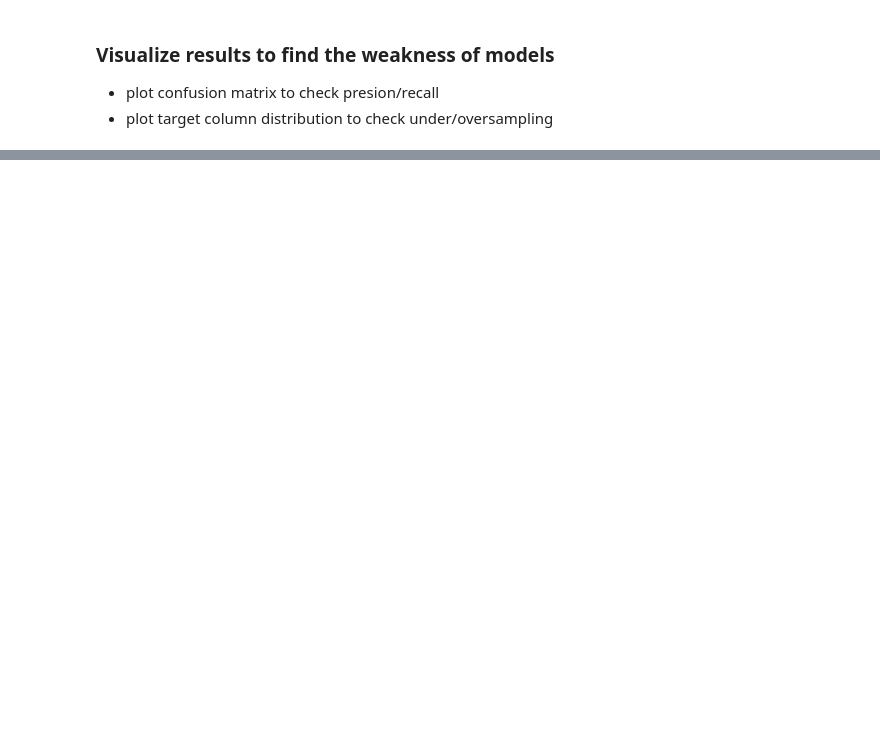
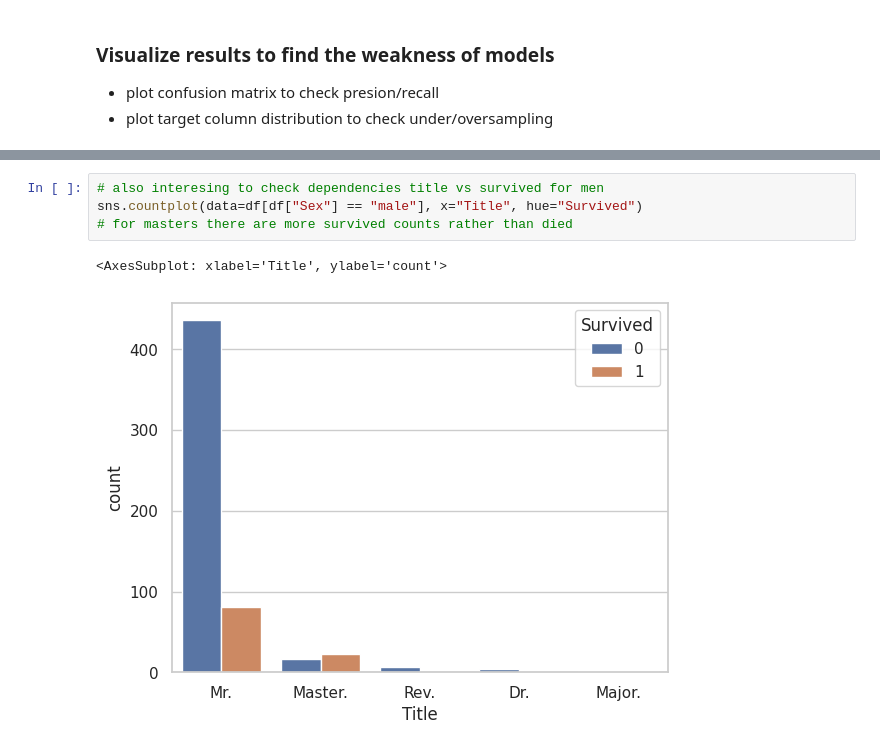
Before and after one commit to mrzlkaaa/dl_structured_data, a Jupyter notebook: titanic_disaster/jupyter/ML/titanic_disaster.ipynb, the cells around one changed output, grey strips where cells are left out. Saved outputs shown, nothing was run; the diff lists cells and outputs as text; blank space fills up the shorter version.

```diff
--- a/titanic_disaster/jupyter/ML/titanic_disaster.ipynb
+++ b/titanic_disaster/jupyter/ML/titanic_disaster.ipynb
@@ -538,0 +561,7 @@ sns.heatmap(confusion_matrix(y_test, classifiers[best_accuracy].predict(X_test))
+# %%
+# also interesing to check dependencies title vs survived for men
+sns.countplot(data=df[df["Sex"] == "male"], x="Title", hue="Survived")
+# for masters there are more survived counts rather than died
+# %% [output]
+<AxesSubplot: xlabel='Title', ylabel='count'>
+[figure, added]
```
Also changed, not shown: parts of 10 cells of this notebook.
